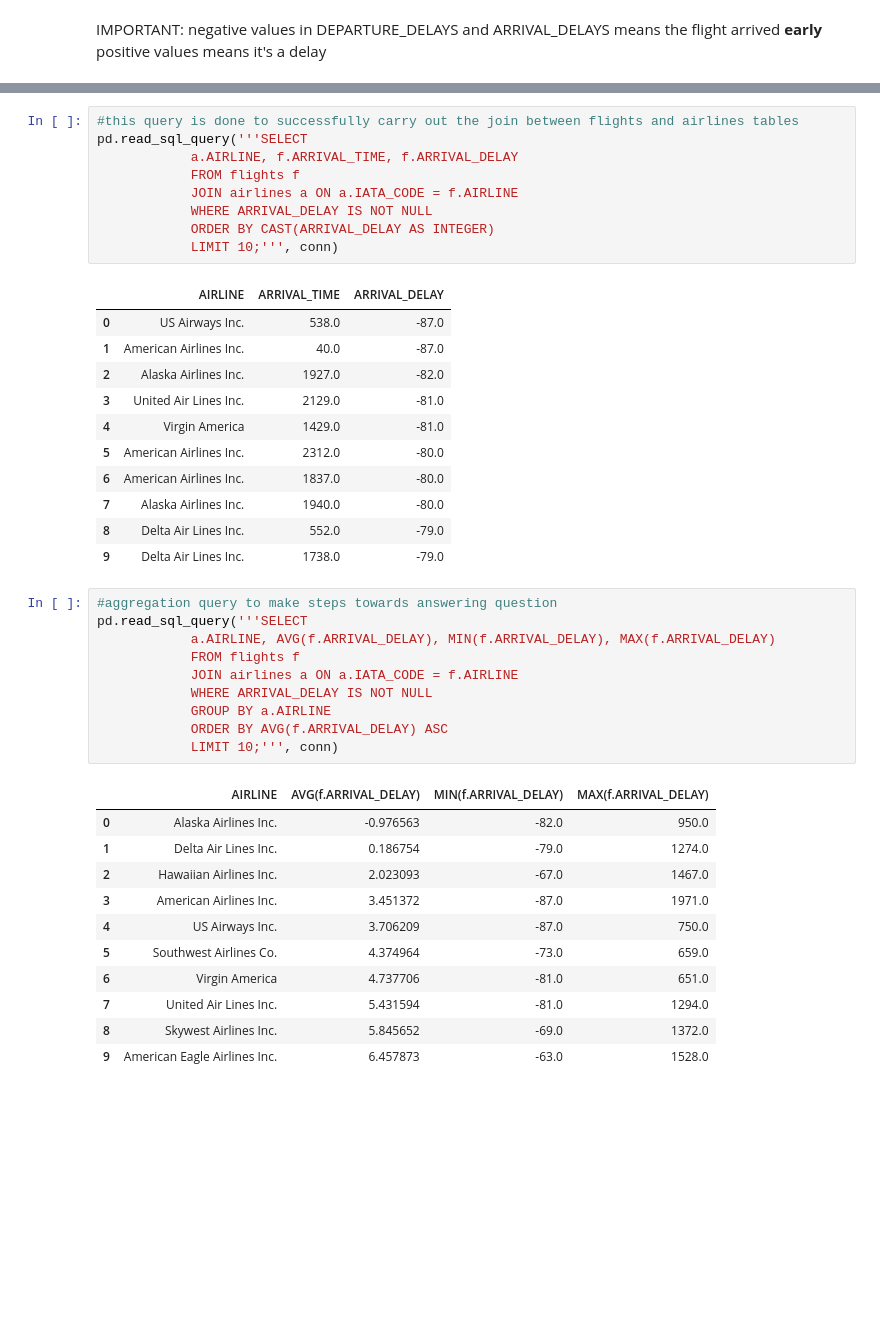
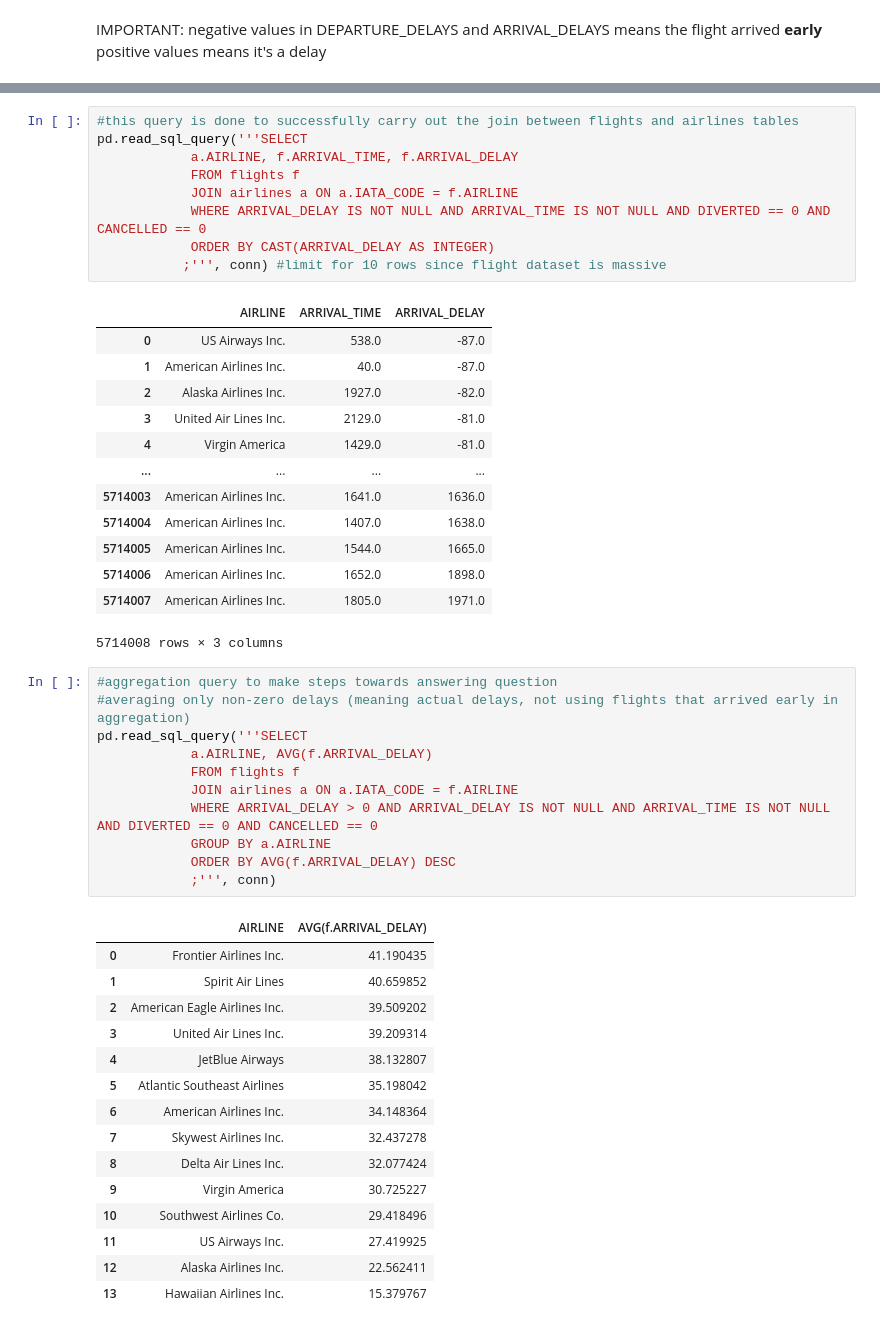
Before and after one commit to theemailofcameronwallace-code/forge-flight-delay-analysis, a Jupyter notebook: notebooks/Aniqa'sNotebook.ipynb, the cells around one changed output, grey strips where cells are left out. Cells and saved outputs as stored; diff of their text form; blank space fills up the shorter version.

```diff
--- a/notebooks/Aniqa'sNotebook.ipynb
+++ b/notebooks/Aniqa'sNotebook.ipynb
@@ -211,9 +493,9 @@ pd.read_sql_query('''SELECT
             a.AIRLINE, f.ARRIVAL_TIME, f.ARRIVAL_DELAY
             FROM flights f
             JOIN airlines a ON a.IATA_CODE = f.AIRLINE
-            WHERE ARRIVAL_DELAY IS NOT NULL
+            WHERE ARRIVAL_DELAY IS NOT NULL AND ARRIVAL_TIME IS NOT NULL AND DIVERTED == 0 AND CANCELLED == 0
             ORDER BY CAST(ARRIVAL_DELAY AS INTEGER)
-            LIMIT 10;''', conn)
+           ;''', conn) #limit for 10 rows since flight dataset is massive
 # %% [output]
 |  | AIRLINE | ARRIVAL_TIME | ARRIVAL_DELAY |
 | 0 | US Airways Inc. | 538.0 | -87.0 |
@@ -221,30 +503,37 @@ pd.read_sql_query('''SELECT
 | 2 | Alaska Airlines Inc. | 1927.0 | -82.0 |
 | 3 | United Air Lines Inc. | 2129.0 | -81.0 |
 | 4 | Virgin America | 1429.0 | -81.0 |
-| 5 | American Airlines Inc. | 2312.0 | -80.0 |
-| 6 | American Airlines Inc. | 1837.0 | -80.0 |
-| 7 | Alaska Airlines Inc. | 1940.0 | -80.0 |
-| 8 | Delta Air Lines Inc. | 552.0 | -79.0 |
-| 9 | Delta Air Lines Inc. | 1738.0 | -79.0 |
+| ... | ... | ... | ... |
+| 5714003 | American Airlines Inc. | 1641.0 | 1636.0 |
+| 5714004 | American Airlines Inc. | 1407.0 | 1638.0 |
+| 5714005 | American Airlines Inc. | 1544.0 | 1665.0 |
+| 5714006 | American Airlines Inc. | 1652.0 | 1898.0 |
+| 5714007 | American Airlines Inc. | 1805.0 | 1971.0 |
+5714008 rows × 3 columns
 # %%
 #aggregation query to make steps towards answering question
+#averaging only non-zero delays (meaning actual delays, not using flights that arrived early in aggregation)
 pd.read_sql_query('''SELECT
-            a.AIRLINE, AVG(f.ARRIVAL_DELAY), MIN(f.ARRIVAL_DELAY), MAX(f.ARRIVAL_DELAY)
+            a.AIRLINE, AVG(f.ARRIVAL_DELAY)
             FROM flights f
             JOIN airlines a ON a.IATA_CODE = f.AIRLINE
-            WHERE ARRIVAL_DELAY IS NOT NULL
+            WHERE ARRIVAL_DELAY > 0 AND ARRIVAL_DELAY IS NOT NULL AND ARRIVAL_TIME IS NOT NULL AND DIVERTED == 0 AND CANCELLED == 0
             GROUP BY a.AIRLINE
-            ORDER BY AVG(f.ARRIVAL_DELAY) ASC
-            LIMIT 10;''', conn)
+            ORDER BY AVG(f.ARRIVAL_DELAY) DESC
+            ;''', conn)
 # %% [output]
-|  | AIRLINE | AVG(f.ARRIVAL_DELAY) | MIN(f.ARRIVAL_DELAY) | MAX(f.ARRIVAL_DELAY) |
-| 0 | Alaska Airlines Inc. | -0.976563 | -82.0 | 950.0 |
-| 1 | Delta Air Lines Inc. | 0.186754 | -79.0 | 1274.0 |
-| 2 | Hawaiian Airlines Inc. | 2.023093 | -67.0 | 1467.0 |
-| 3 | American Airlines Inc. | 3.451372 | -87.0 | 1971.0 |
-| 4 | US Airways Inc. | 3.706209 | -87.0 | 750.0 |
-| 5 | Southwest Airlines Co. | 4.374964 | -73.0 | 659.0 |
-| 6 | Virgin America | 4.737706 | -81.0 | 651.0 |
-| 7 | United Air Lines Inc. | 5.431594 | -81.0 | 1294.0 |
-| 8 | Skywest Airlines Inc. | 5.845652 | -69.0 | 1372.0 |
-| 9 | American Eagle Airlines Inc. | 6.457873 | -63.0 | 1528.0 |
+|  | AIRLINE | AVG(f.ARRIVAL_DELAY) |
+| 0 | Frontier Airlines Inc. | 41.190435 |
+| 1 | Spirit Air Lines | 40.659852 |
+| 2 | American Eagle Airlines Inc. | 39.509202 |
+| 3 | United Air Lines Inc. | 39.209314 |
+| 4 | JetBlue Airways | 38.132807 |
+| 5 | Atlantic Southeast Airlines | 35.198042 |
+| 6 | American Airlines Inc. | 34.148364 |
+| 7 | Skywest Airlines Inc. | 32.437278 |
+| 8 | Delta Air Lines Inc. | 32.077424 |
+| 9 | Virgin America | 30.725227 |
+| 10 | Southwest Airlines Co. | 29.418496 |
+| 11 | US Airways Inc. | 27.419925 |
+| 12 | Alaska Airlines Inc. | 22.562411 |
+| 13 | Hawaiian Airlines Inc. | 15.379767 |
```
Also changed, not shown: parts of 57 cells of this notebook.
